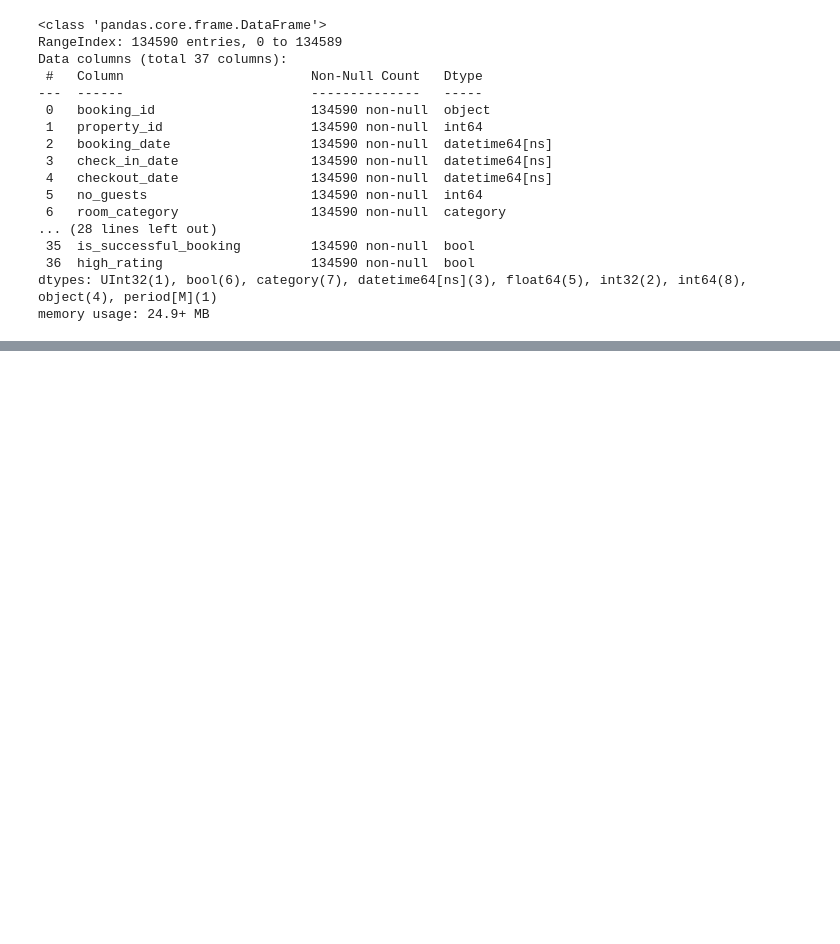
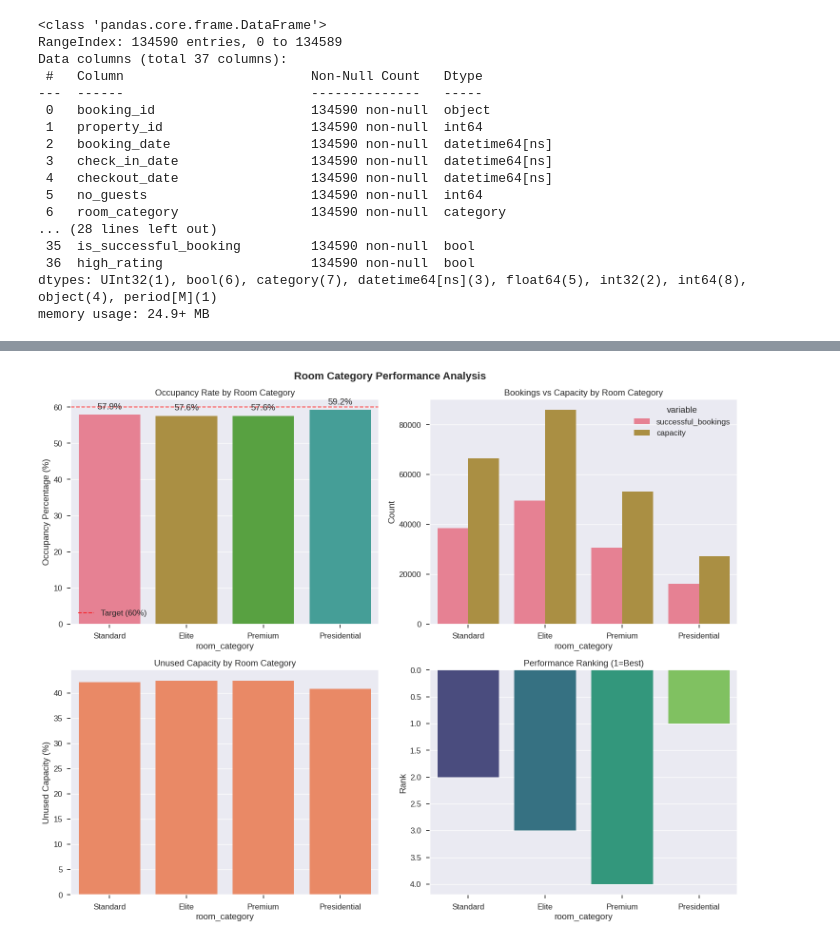
Before and after one commit to VeryVarg/C-A_IITG-Optimising-Revenue, a Jupyter notebook: c-a-iitg-optimising-revenue.ipynb, the cells around one changed output, grey strips where cells are left out. Saved outputs shown, nothing was run; the diff lists cells and outputs as text; code cells hidden in the pictures; blank space fills up the shorter version.

Commit message:
Kaggle Notebook | C&A_IITG Optimising Revenue | Root Cause Analysis

```diff
--- a/c-a-iitg-optimising-revenue.ipynb
+++ b/c-a-iitg-optimising-revenue.ipynb
@@ -461,3 +461,6 @@ Data columns (total 37 columns):
  36  high_rating                   134590 non-null  bool
 dtypes: UInt32(1), bool(6), category(7), datetime64[ns](3), float64(5), int32(2), int64(8), object(4), period[M](1)
 memory usage: 24.9+ MB
+# %%
+# This exists in fact_aggregated_bookings
+fact_aggregated_bookings['occupancy_rate'] = fact_aggregated_bookings['successful_bookings'] / fact_aggregated_bookings['capacity']
@@ -463,0 +469,15 @@ memory usage: 24.9+ MB
+# %%
+import seaborn as sns
+import matplotlib.pyplot as plt
+import warnings
+warnings.filterwarnings('ignore')
+
+# Set up plotting style
+plt.style.use('seaborn-v0_8')
+sns.set_palette("husl")
+sns.set_context("notebook", font_scale=1.1)
+
+# Check available columns
+print("=== AVAILABLE COLUMNS CHECK ===")
+print(f"fact_bookings columns: {len(fact_bookings.columns)}")
+print(f"fact_aggregated_bookings columns: {len(fact_aggregated_bookings.columns)}")
@@ -463,0 +490,79 @@ memory usage: 24.9+ MB
+# %%
+# Calculate room performance metrics
+print("=== ROOM PERFORMANCE ANALYSIS ===")
+
+# Check required columns
+required_cols = ['room_category', 'successful_bookings', 'capacity']
+if all(col in fact_aggregated_bookings.columns for col in required_cols):
+
+    # Calculate occupancy metrics
+    room_performance = fact_aggregated_bookings.groupby('room_category').agg({
+        'successful_bookings': 'sum',
+        'capacity': 'sum'
+    })
+    room_performance['occupancy_rate'] = room_performance['successful_bookings'] / room_performance['capacity']
+    room_performance['occupancy_percentage'] = room_performance['occupancy_rate'] * 100
+
+    # Create visualizations
+    fig, axes = plt.subplots(2, 2, figsize=(15, 12))
+    fig.suptitle('Room Category Performance Analysis', fontsize=16, fontweight='bold')
+
+    # 1. Occupancy Rate by Room Category
+    sns.barplot(data=room_performance.reset_index(),
+                x='room_category', y='occupancy_percentage', ax=axes[0,0])
+    axes[0,0].set_title('Occupancy Rate by Room Category')
+    axes[0,0].set_ylabel('Occupancy Percentage (%)')
+    axes[0,0].axhline(y=60, color='red', linestyle='--', alpha=0.7, label='Target (60%)')
+    axes[0,0].legend()
+
+    # Add value labels on bars
+    for i, v in enumerate(room_performance['occupancy_percentage']):
+        axes[0,0].text(i, v + 1, f'{v:.1f}%', ha='center', va='bottom')
+
+    # 2. Total Bookings vs Capacity
+    capacity_data = room_performance[['successful_bookings', 'capacity']].reset_index()
+    capacity_melted = capacity_data.melt(id_vars='room_category',
+                                        value_vars=['successful_bookings', 'capacity'])
+    sns.barplot(data=capacity_melted, x='room_category', y='value',
+                hue='variable', ax=axes[0,1])
+    axes[0,1].set_title('Bookings vs Capacity by Room Category')
+    axes[0,1].set_ylabel('Count')
+
+    # 3. Unused Capacity Analysis
+    room_performance['unused_capacity'] = room_performance['capacity'] - room_performance['successful_bookings']
+    room_performance['unused_percentage'] = (room_performance['unused_capacity'] / room_performance['capacity']) * 100
+
+    sns.barplot(data=room_performance.reset_index(),
+                x='room_category', y='unused_percentage', ax=axes[1,0], color='coral')
+    axes[1,0].set_title('Unused Capacity by Room Category')
+    axes[1,0].set_ylabel('Unused Capacity (%)')
+
+    # 4. Performance Rankings
+    room_performance['performance_rank'] = room_performance['occupancy_percentage'].rank(ascending=False)
+    sns.barplot(data=room_performance.reset_index(),
+                x='room_category', y='performance_rank', ax=axes[1,1], palette='viridis')
+    axes[1,1].set_title('Performance Ranking (1=Best)')
+    axes[1,1].set_ylabel('Rank')
+    axes[1,1].invert_yaxis()
+
+    plt.tight_layout()
+    plt.show()
+
+    # Display summary table
+    print("\nRoom Performance Summary:")
+    print(room_performance.round(2))
+
+    # Identify problem areas
+    low_performers = room_performance[room_performance['occupancy_percentage'] < 60]
+    if not low_performers.empty:
+        print(f"\n🚨 UNDERPERFORMING ROOM CATEGORIES (Below 60% occupancy):")
+        for room_type in low_performers.index:
+            occupancy = low_performers.loc[room_type, 'occupancy_percentage']
+            unused = low_performers.loc[room_type, 'unused_percentage']
+            print(f"   • {room_type}: {occupancy:.1f}% occupancy, {unused:.1f}% unused capacity")
+    else:
+        print("\n✅ All room categories meet occupancy targets (>60%)")
+
+else:
+    print("❌ Required columns not found for room performance analysis")
+# %% [output]
@@ -463,0 +570 @@ memory usage: 24.9+ MB
+[figure, added]
```
Also changed, not shown: parts of 17 cells of this notebook.
